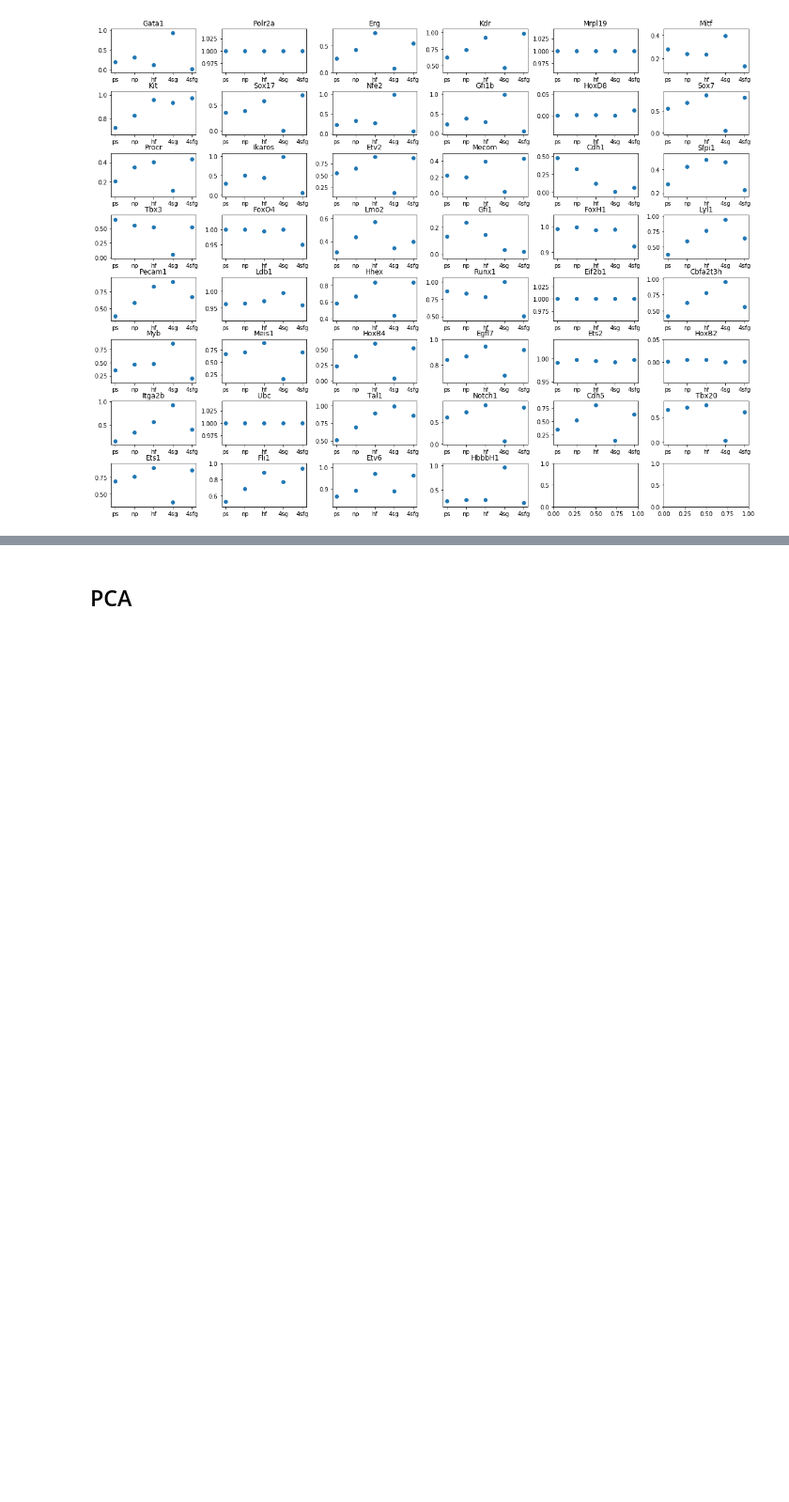
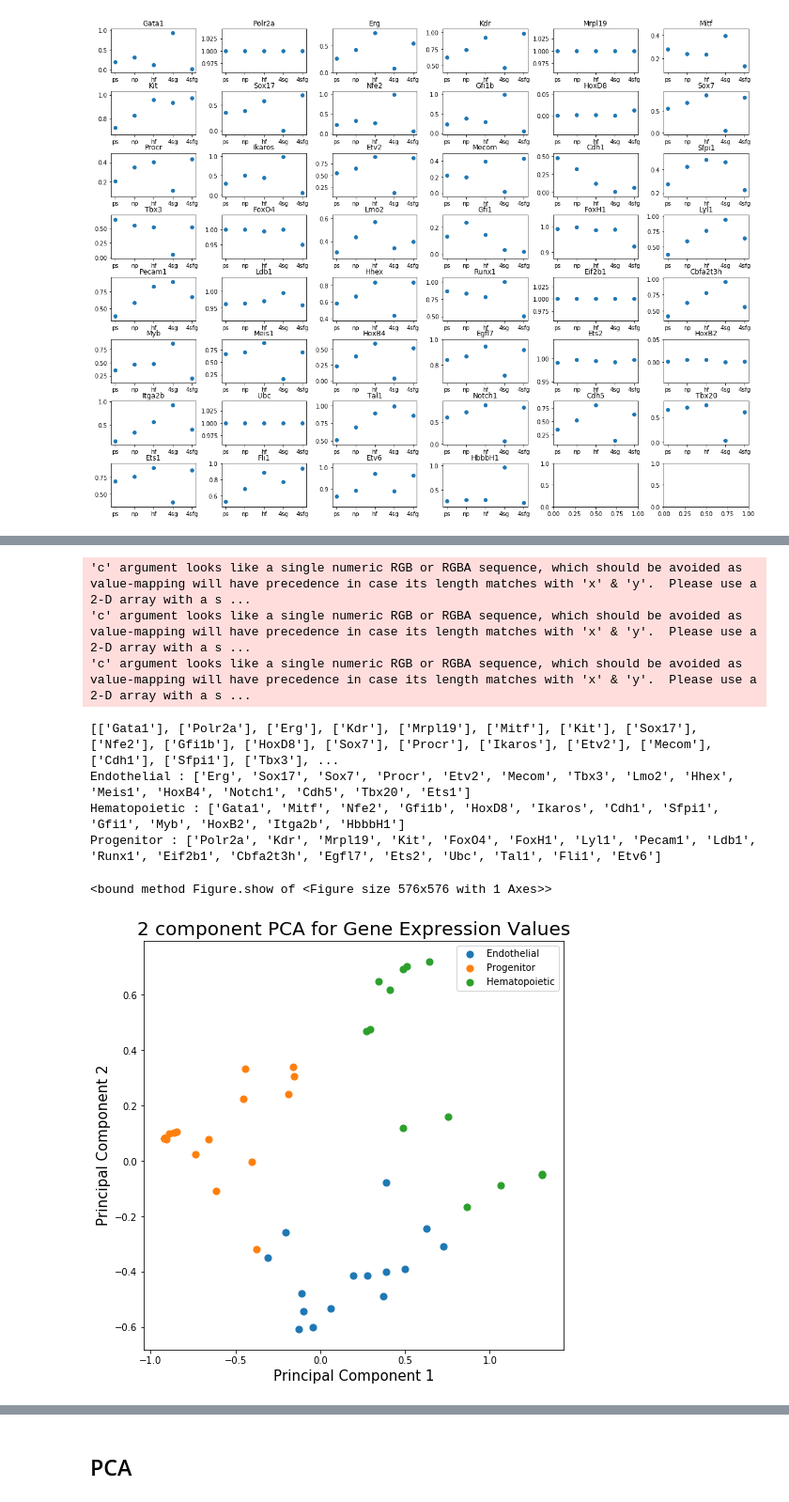
Before and after one commit to chopper6/RESYS-3-, a Jupyter notebook: Preliminary/Untitled.ipynb, the cells around one changed output, grey strips where cells are left out. Shown at 94% size. Drawn from its saved outputs; the diff is of its cells as text; code cells hidden in the pictures; blank space fills up the shorter version.

```diff
--- a/Preliminary/Untitled.ipynb
+++ b/Preliminary/Untitled.ipynb
@@ -105,0 +191,32 @@ f.show
+# %%
+pred = kmeans.predict(principalDf.values)
+print(m)
+Hem = [m[i][0] for i in range(len(m)) if (pred ==2)[i]]
+Pro = [m[i][0] for i in range(len(m)) if (pred ==1)[i]]
+End = [m[i][0] for i in range(len(m)) if (pred ==0)[i]]
+print("Endothelial :", End)
+print("Hematopoietic :", Hem)
+print("Progenitor :", Pro)
+fig = plt.figure(figsize = (8,8))
+ax = fig.add_subplot(1,1,1)
+ax.set_xlabel('Principal Component 1', fontsize = 15)
+ax.set_ylabel('Principal Component 2', fontsize = 15)
+ax.set_title('2 component PCA for Gene Expression Values', fontsize = 20)
+for i in range(3):
+    ax.scatter(principalDf.loc[pred==i,'principal component 1']
+               , principalDf.loc[pred==i,'principal component 2']
+               , c = sns.color_palette()[i]
+               , s = 50)
+ax.legend(["Endothelial","Progenitor","Hematopoietic"])
+fig.savefig("genepca.png")
+fig.show
+# %% [output]
+'c' argument looks like a single numeric RGB or RGBA sequence, which should be avoided as value-mapping will have precedence in case its length matches with 'x' & 'y'.  Please use a 2-D array with a s ...
+'c' argument looks like a single numeric RGB or RGBA sequence, which should be avoided as value-mapping will have precedence in case its length matches with 'x' & 'y'.  Please use a 2-D array with a s ...
+'c' argument looks like a single numeric RGB or RGBA sequence, which should be avoided as value-mapping will have precedence in case its length matches with 'x' & 'y'.  Please use a 2-D array with a s ...
+[['Gata1'], ['Polr2a'], ['Erg'], ['Kdr'], ['Mrpl19'], ['Mitf'], ['Kit'], ['Sox17'], ['Nfe2'], ['Gfi1b'], ['HoxD8'], ['Sox7'], ['Procr'], ['Ikaros'], ['Etv2'], ['Mecom'], ['Cdh1'], ['Sfpi1'], ['Tbx3'], ...
+Endothelial : ['Erg', 'Sox17', 'Sox7', 'Procr', 'Etv2', 'Mecom', 'Tbx3', 'Lmo2', 'Hhex', 'Meis1', 'HoxB4', 'Notch1', 'Cdh5', 'Tbx20', 'Ets1']
+Hematopoietic : ['Gata1', 'Mitf', 'Nfe2', 'Gfi1b', 'HoxD8', 'Ikaros', 'Cdh1', 'Sfpi1', 'Gfi1', 'Myb', 'HoxB2', 'Itga2b', 'HbbbH1']
+Progenitor : ['Polr2a', 'Kdr', 'Mrpl19', 'Kit', 'FoxO4', 'FoxH1', 'Lyl1', 'Pecam1', 'Ldb1', 'Runx1', 'Eif2b1', 'Cbfa2t3h', 'Egfl7', 'Ets2', 'Ubc', 'Tal1', 'Fli1', 'Etv6']
+<bound method Figure.show of <Figure size 576x576 with 1 Axes>>
+[figure, added]
```
Also changed, not shown: parts of 7 cells of this notebook, 13 other files.
